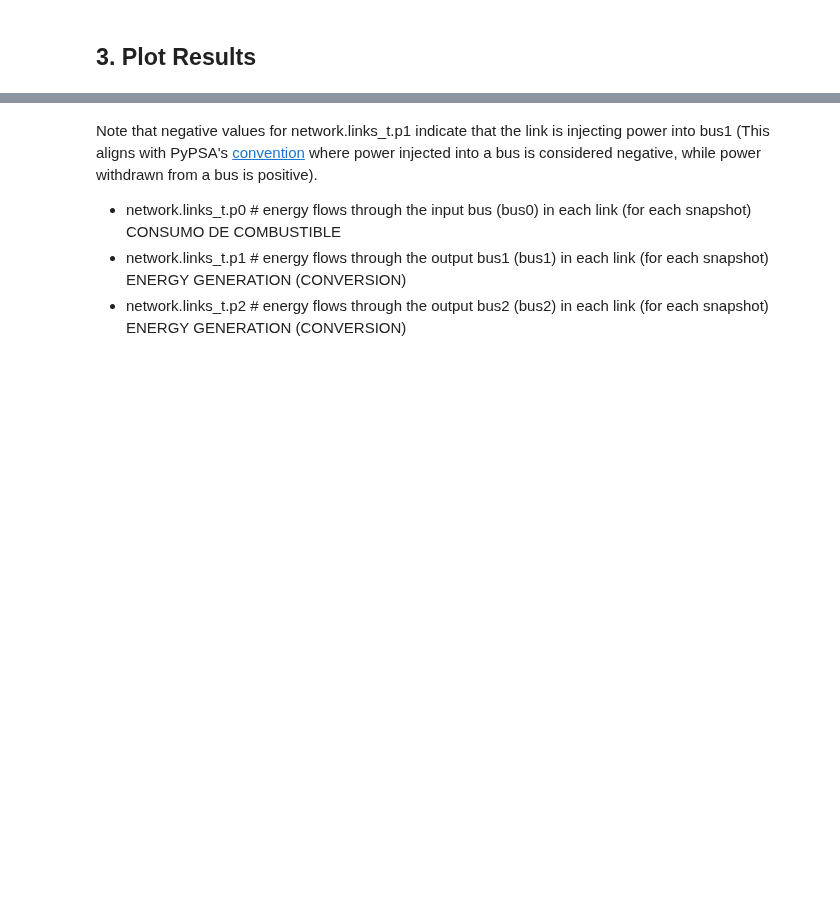
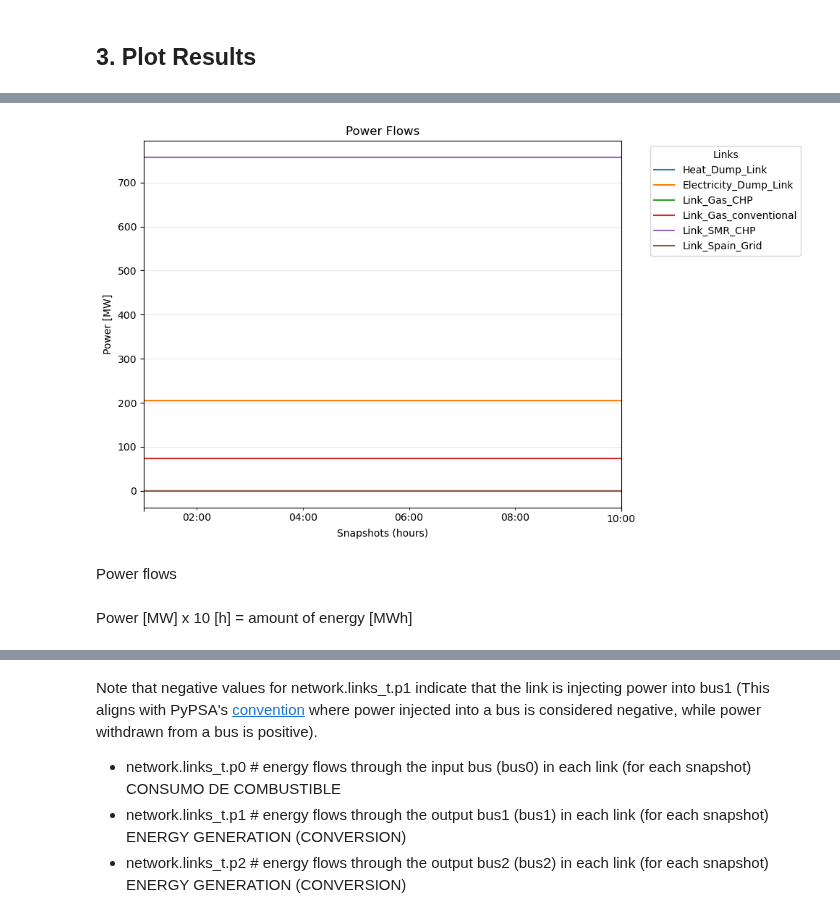
Before and after one commit to C-ansi-eof/SIDNE-Model, a Jupyter notebook: SMR_multilink.ipynb, the cells around one changed output, grey strips where cells are left out. Saved outputs shown, nothing was run; the diff lists cells and outputs as text; code cells hidden in the pictures; blank space fills up the shorter version.

```diff
--- a/SMR_multilink.ipynb
+++ b/SMR_multilink.ipynb
@@ -478,3 +427,18 @@ plt.show()
+# %%
+# Plot all energy flows in the same graph
+network.links_t.p0.plot(figsize=(10, 6), title="Power Flows")
+plt.xlabel("Snapshots (hours)")  # Label for x-axis
+plt.ylabel("Power [MW]")         # Label for y-axis
+plt.legend(title="Links", bbox_to_anchor=(1.05, 1), loc='upper left')  # Add a legend
+plt.tight_layout()               # Adjust layout to prevent overlapping
+plt.grid(alpha=0.3)              # Add a grid for better readability
+plt.show()
+# %% [output]
+[figure, added]
+# %% [markdown]
+Power flows
+# %% [markdown]
+Power [MW] x 10 [h] = amount of energy [MWh]
 # %%
 print("SMR Electricity Output:", network.links_t.p1["Link_SMR_CHP"].sum() )  # -MW
 print("SMR Heat Output:", network.links_t.p2["Link_SMR_CHP"].sum())         # -MW
```
Also changed, not shown: parts of 16 cells of this notebook.
